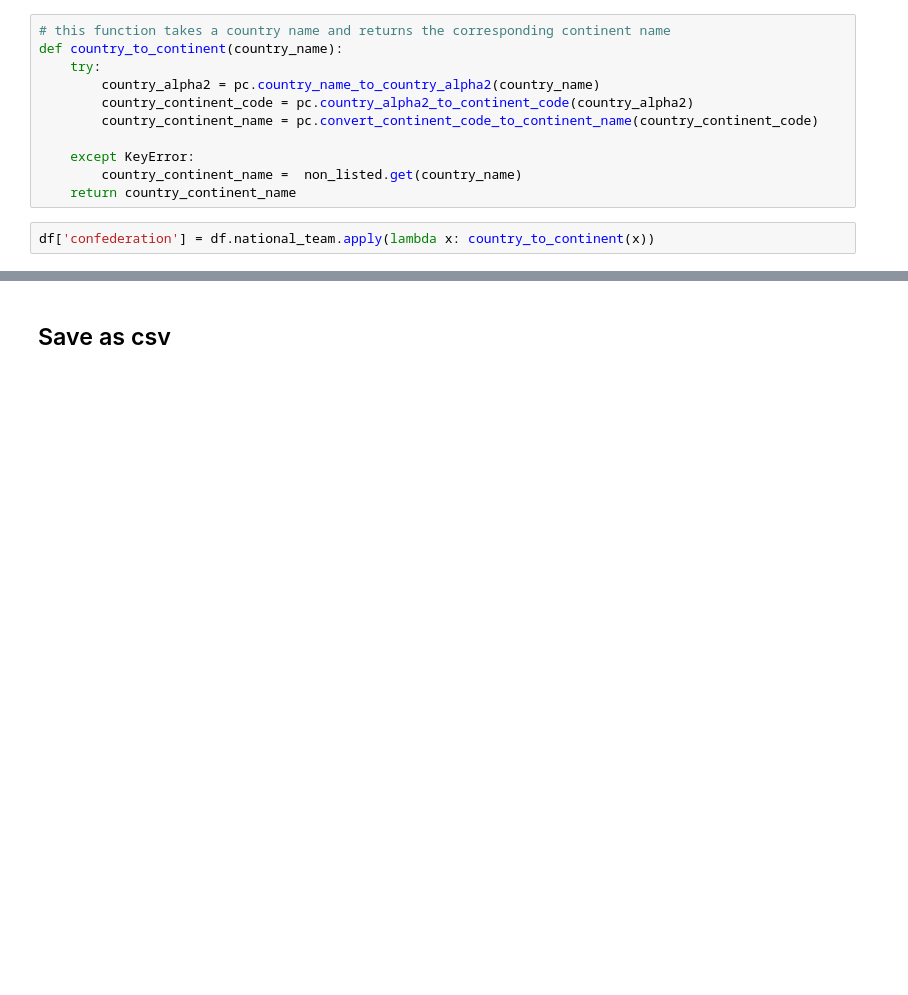
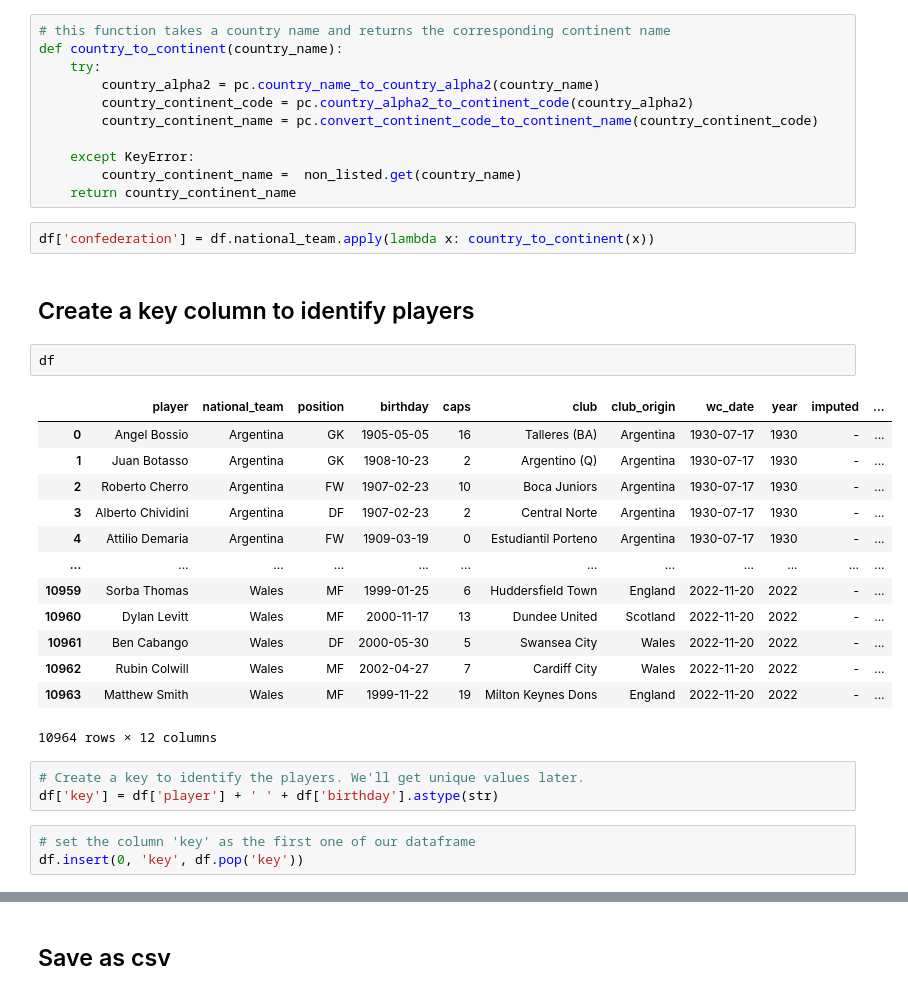
Before and after one commit to Diemale/mundialesFIFA, a Jupyter notebook: 3_etl.ipynb, the cells around one changed output, grey strips where cells are left out. Drawn from its saved outputs; the diff is of its cells as text; blank space fills up the shorter version.

```diff
--- a/3_etl.ipynb
+++ b/3_etl.ipynb
@@ -601,3 +601,27 @@ def country_to_continent(country_name):
     return country_continent_name
 # %%
 df['confederation'] = df.national_team.apply(lambda x: country_to_continent(x))
+# %% [markdown]
+## Create a key column to identify players
+# %%
+df
+# %% [output]
+|  | player | national_team | position | birthday | caps | club | club_origin | wc_date | year | imputed | ... |
+| 0 | Angel Bossio | Argentina | GK | 1905-05-05 | 16 | Talleres (BA) | Argentina | 1930-07-17 | 1930 | - | ... |
+| 1 | Juan Botasso | Argentina | GK | 1908-10-23 | 2 | Argentino (Q) | Argentina | 1930-07-17 | 1930 | - | ... |
+| 2 | Roberto Cherro | Argentina | FW | 1907-02-23 | 10 | Boca Juniors | Argentina | 1930-07-17 | 1930 | - | ... |
+| 3 | Alberto Chividini | Argentina | DF | 1907-02-23 | 2 | Central Norte | Argentina | 1930-07-17 | 1930 | - | ... |
+| 4 | Attilio Demaria | Argentina | FW | 1909-03-19 | 0 | Estudiantil Porteno | Argentina | 1930-07-17 | 1930 | - | ... |
+| ... | ... | ... | ... | ... | ... | ... | ... | ... | ... | ... | ... |
+| 10959 | Sorba Thomas | Wales | MF | 1999-01-25 | 6 | Huddersfield Town | England | 2022-11-20 | 2022 | - | ... |
+| 10960 | Dylan Levitt | Wales | MF | 2000-11-17 | 13 | Dundee United | Scotland | 2022-11-20 | 2022 | - | ... |
+| 10961 | Ben Cabango | Wales | DF | 2000-05-30 | 5 | Swansea City | Wales | 2022-11-20 | 2022 | - | ... |
+| 10962 | Rubin Colwill | Wales | MF | 2002-04-27 | 7 | Cardiff City | Wales | 2022-11-20 | 2022 | - | ... |
+| 10963 | Matthew Smith | Wales | MF | 1999-11-22 | 19 | Milton Keynes Dons | England | 2022-11-20 | 2022 | - | ... |
+10964 rows × 12 columns
+# %%
+# Create a key to identify the players. We'll get unique values later.
+df['key'] = df['player'] + ' ' + df['birthday'].astype(str)
+# %%
+# set the column 'key' as the first one of our dataframe
+df.insert(0, 'key', df.pop('key'))
```
Also changed, not shown: parts of 3 cells of this notebook, 7 other files.
